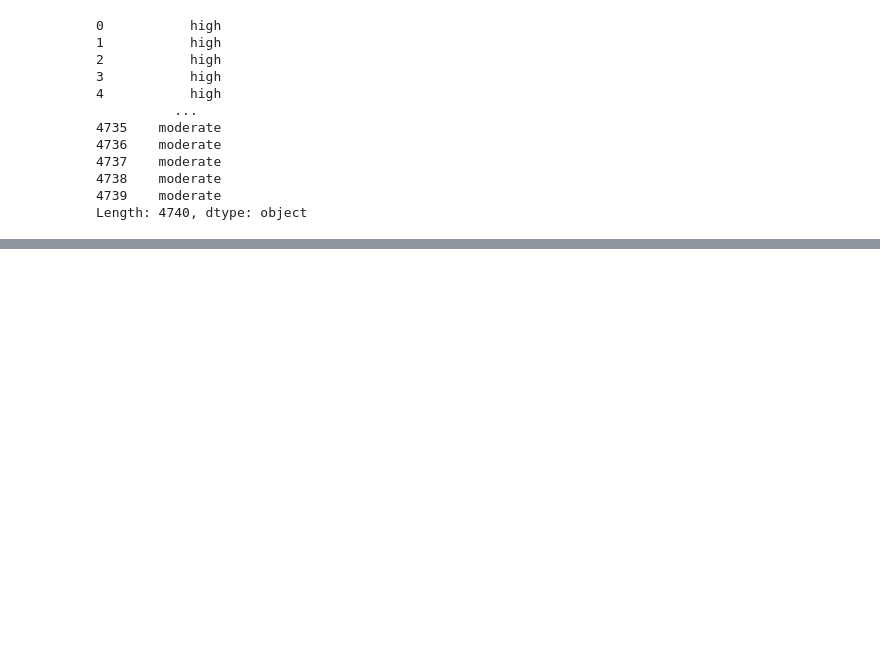
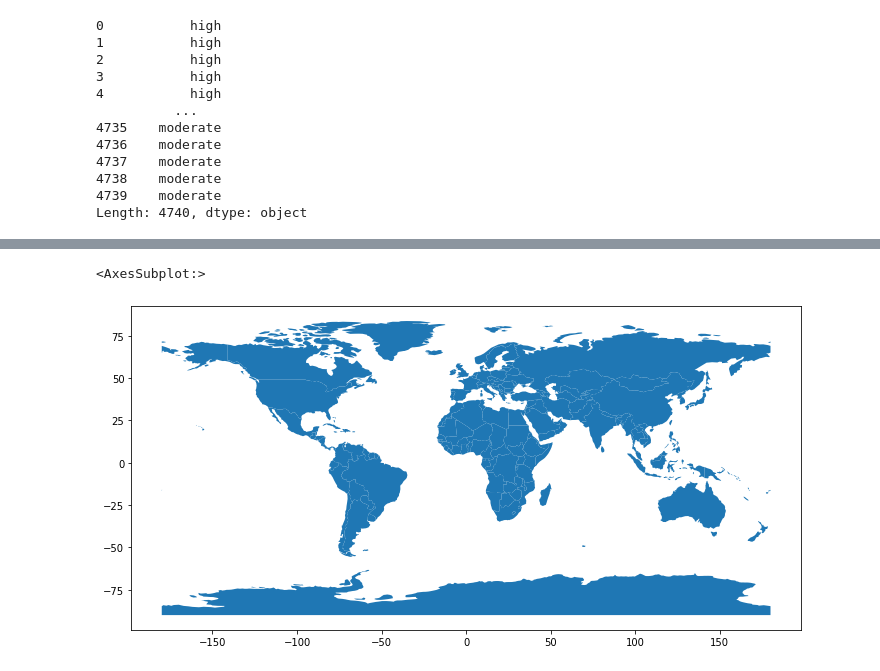
Before and after one commit to lostconnectionhere/mental_health, a Jupyter notebook: menth.ipynb, the cells around one changed output, grey strips where cells are left out. Drawn from its saved outputs; the diff is of its cells as text; code cells hidden in the pictures; blank space fills up the shorter version.

```diff
--- a/menth.ipynb
+++ b/menth.ipynb
@@ -218 +223,10 @@ mergedDF
 4740 rows × 8 columns
+# %%
+import geopandas
+world = geopandas.read_file(geopandas.datasets.get_path("naturalearth_lowres"))
+# world.head()
+
+world.plot(figsize=(12,8))
+# %% [output]
+<AxesSubplot:>
+[figure, added]
```
Also changed, not shown: parts of 14 cells of this notebook.
